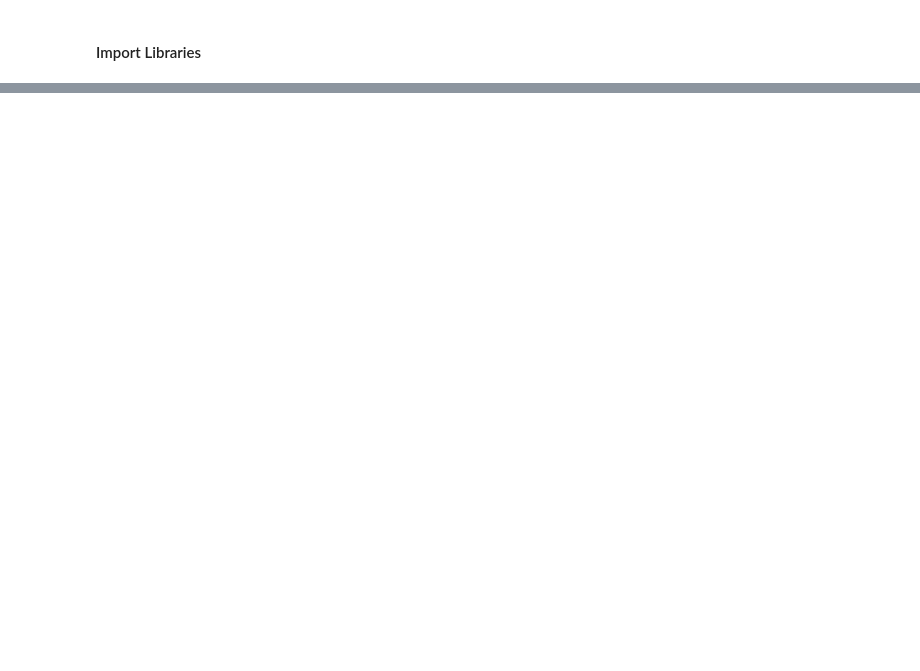
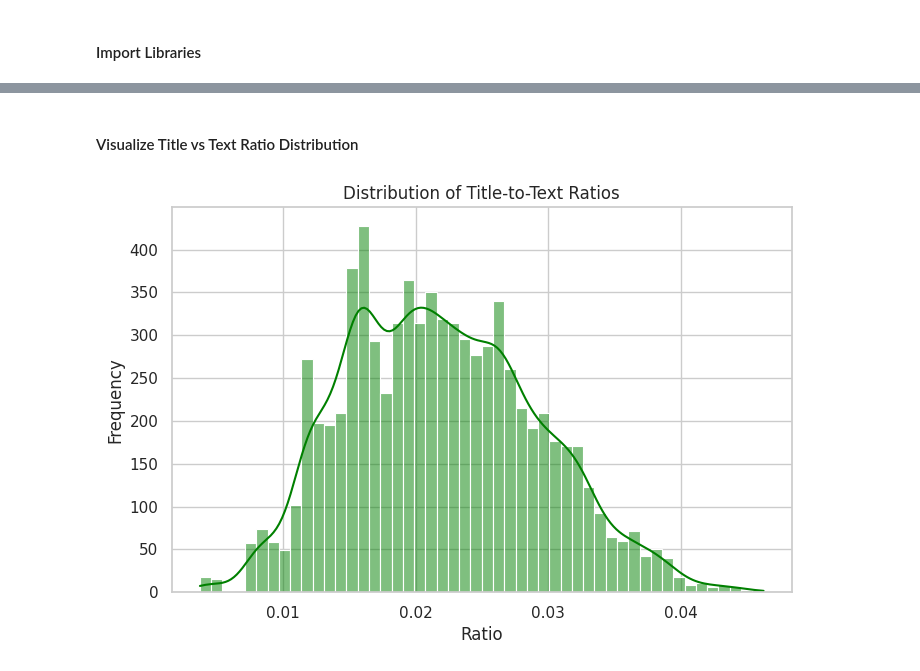
Before and after one commit to kim0chi/fake-news-cleaning, a Jupyter notebook: notebook.ipynb, the cells around one changed output, grey strips where cells are left out. Drawn from its saved outputs; the diff is of its cells as text; code cells hidden in the pictures; blank space fills up the shorter version.

```diff
--- a/notebook.ipynb
+++ b/notebook.ipynb
@@ -195,0 +289,12 @@ data.to_csv('cleaned_fake_news.csv', index=False)
+# %% [markdown]
+#### Visualize Title vs Text Ratio Distribution
+# %%
+# --- Title vs Text Ratio ---
+plt.figure(figsize=(8,5))
+sns.histplot(data["title_to_text_ratio"], bins=50, kde=True, color="green")
+plt.title("Distribution of Title-to-Text Ratios")
+plt.xlabel("Ratio")
+plt.ylabel("Frequency")
+plt.show()
+# %% [output]
+[figure, added]
```
Also changed, not shown: parts of 59 cells of this notebook.
